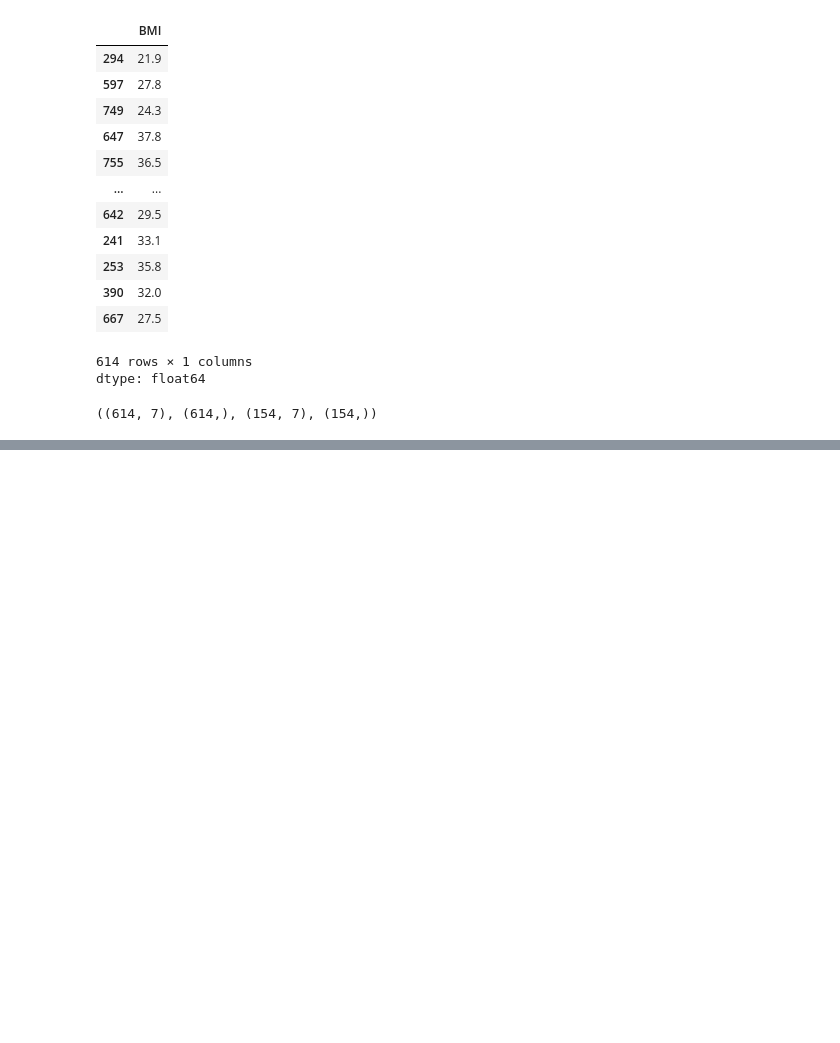
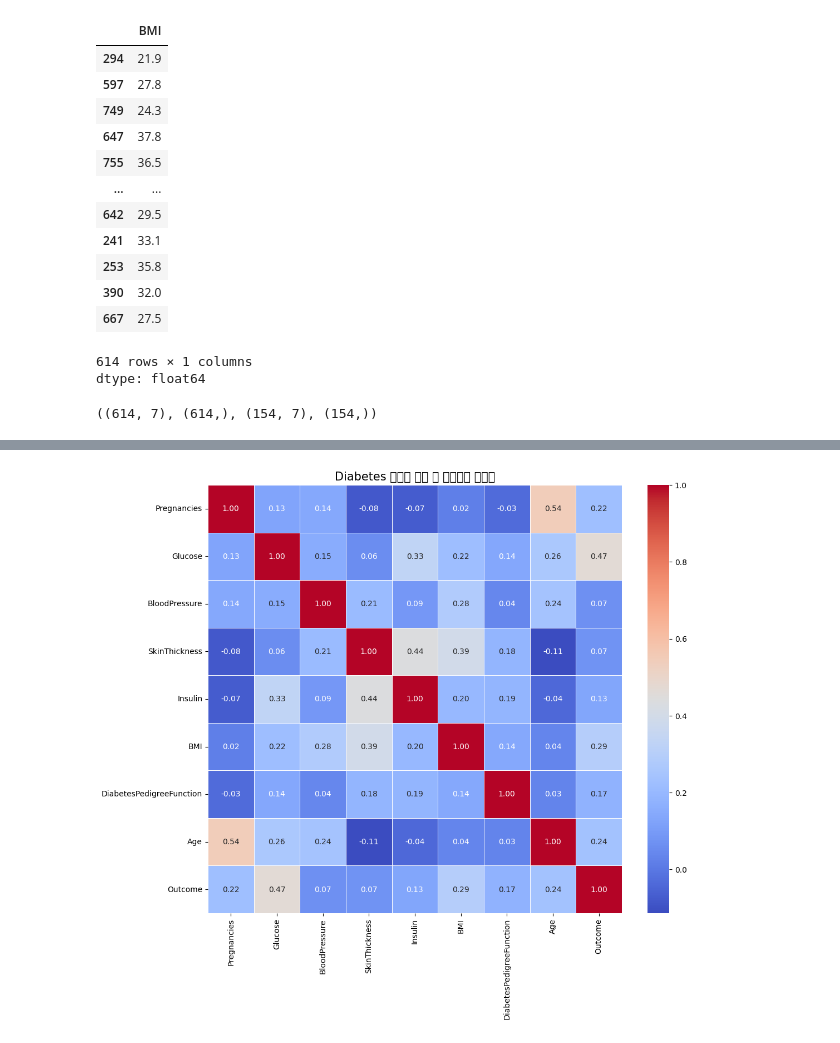
Before and after one commit to mingyu1021/AI-class, a Jupyter notebook: 5week/DL_diabetes.ipynb, the cells around one changed output, grey strips where cells are left out. Saved outputs shown, nothing was run; the diff lists cells and outputs as text; code cells hidden in the pictures; blank space fills up the shorter version.

```diff
--- a/5week/DL_diabetes.ipynb
+++ b/5week/DL_diabetes.ipynb
@@ -154,0 +156,16 @@ model.evaluate(X_test, y_test)
+# %%
+# 데이터프레임의 모든 변수 간 상관관계 계산
+corr_matrix = df.corr()
+
+# 히트맵(Heatmap)으로 시각화
+plt.figure(figsize=(12, 10)) # 그래프 크기 설정
+sns.heatmap(corr_matrix,
+            annot=True,      # 각 셀에 숫자 표시
+            cmap='coolwarm', # 색상 맵 설정
+            fmt='.2f',       # 숫자를 소수점 둘째 자리까지 표시
+            linewidths=.5)   # 셀 사이의 선 두께
+
+plt.title('Diabetes 데이터 특성 간 상관관계 히트맵', fontsize=15)
+plt.show()
+# %% [output]
+[figure, added]
```
Also changed, not shown: parts of 5 cells of this notebook.
